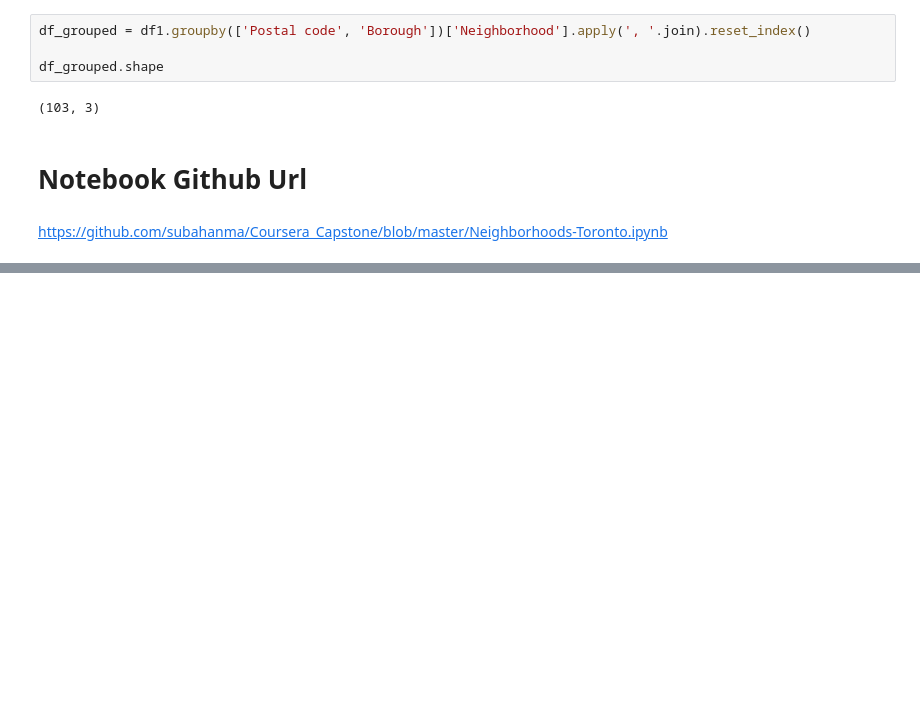
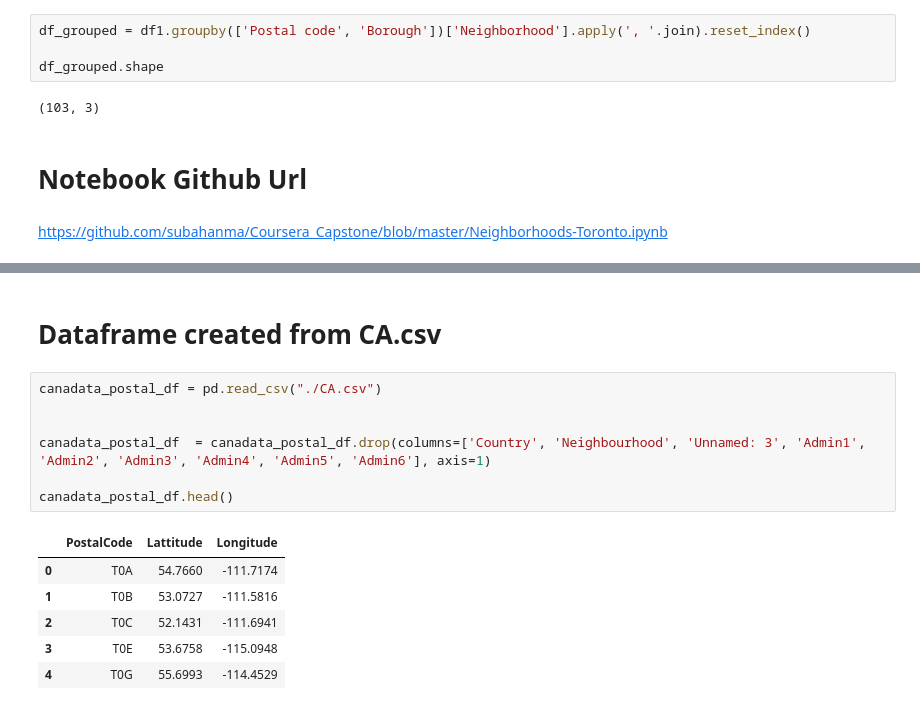
Before and after one commit to subahanma/Coursera_Capstone, a Jupyter notebook: Neighborhoods-Toronto.ipynb, the cells around one changed output, grey strips where cells are left out. Cells and saved outputs as stored; diff of their text form; blank space fills up the shorter version.

Commit message:
updated with merging lattitude and longitude from external csv source

```diff
--- a/Neighborhoods-Toronto.ipynb
+++ b/Neighborhoods-Toronto.ipynb
@@ -189,0 +216,16 @@ https://github.com/subahanma/Coursera_Capstone/blob/master/Neighborhoods-Toronto
+# %% [markdown]
+# Dataframe created from CA.csv
+# %%
+canadata_postal_df = pd.read_csv("./CA.csv")
+
+
+canadata_postal_df  = canadata_postal_df.drop(columns=['Country', 'Neighbourhood', 'Unnamed: 3', 'Admin1', 'Admin2', 'Admin3', 'Admin4', 'Admin5', 'Admin6'], axis=1)
+
+canadata_postal_df.head()
+# %% [output]
+|  | PostalCode | Lattitude | Longitude |
+| 0 | T0A | 54.7660 | -111.7174 |
+| 1 | T0B | 53.0727 | -111.5816 |
+| 2 | T0C | 52.1431 | -111.6941 |
+| 3 | T0E | 53.6758 | -115.0948 |
+| 4 | T0G | 55.6993 | -114.4529 |
```
Also changed, not shown: parts of 7 cells of this notebook, 1 other file.
